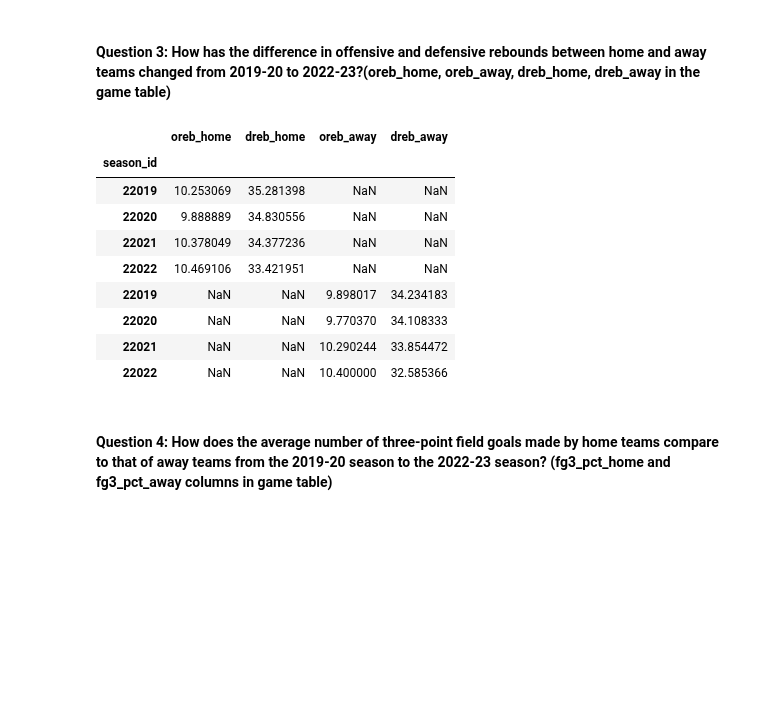
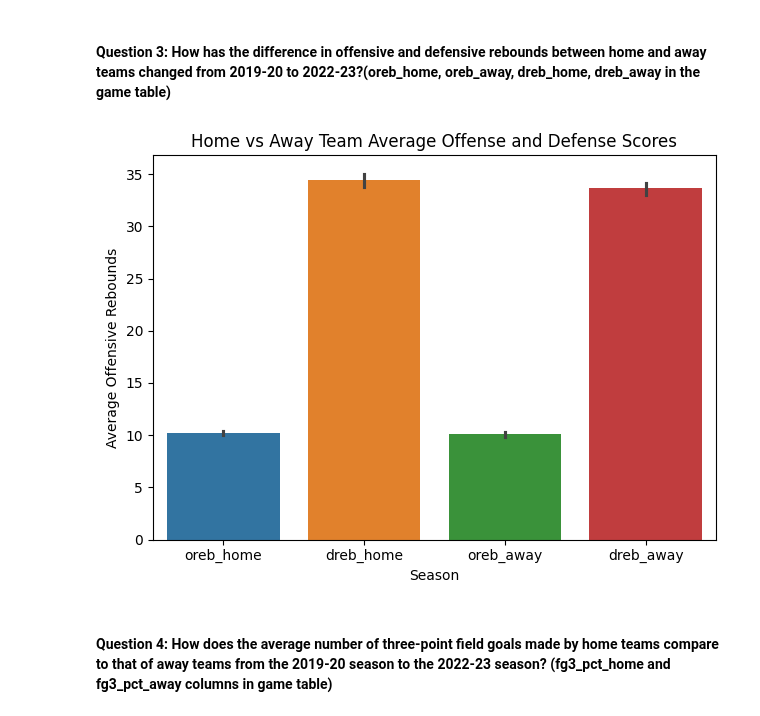
Before and after one commit to thezachdrake/UMD-INST627-Fall2024, a Jupyter notebook: tirfe.ipynb, the cells around one changed output. Drawn from its saved outputs; the diff is of its cells as text; code cells hidden in the pictures; blank space fills up the shorter version.

```diff
--- a/tirfe.ipynb
+++ b/tirfe.ipynb
@@ -82,33 +95,29 @@ mean_pts_away
 # %%
 covid_wl = pd.read_sql_query("SELECT oreb_home, oreb_away, dreb_home, dreb_away, season_id FROM game WHERE season_id IN ('22019', '22020','22021', '22022')", con)
 covid_wl = covid_wl.replace('W', 1)
 covid_wl = covid_wl.replace('L', 0)
 
 home_od = covid_wl.groupby('season_id').agg({
     'oreb_home': 'mean',
     'dreb_home': 'mean'
 })
 away_od = covid_wl.groupby('season_id').agg({
     'oreb_away': 'mean',
     'dreb_away': 'mean'
 })
 
 
 
 # Combine both DataFrames into one
 df = pd.concat([home_od, away_od], axis=0)
-df
+sns.barplot(data=df)
+plt.title('Home vs Away Team Average Offense and Defense Scores')
+plt.xlabel('Season')
+plt.ylabel('Average Offensive Rebounds')
+plt.tight_layout()
+plt.show()
 # %% [output]
-|  | oreb_home | dreb_home | oreb_away | dreb_away |
-| season_id |  |  |  |  |
-| 22019 | 10.253069 | 35.281398 | NaN | NaN |
-| 22020 | 9.888889 | 34.830556 | NaN | NaN |
-| 22021 | 10.378049 | 34.377236 | NaN | NaN |
-| 22022 | 10.469106 | 33.421951 | NaN | NaN |
-| 22019 | NaN | NaN | 9.898017 | 34.234183 |
-| 22020 | NaN | NaN | 9.770370 | 34.108333 |
-| 22021 | NaN | NaN | 10.290244 | 33.854472 |
-| 22022 | NaN | NaN | 10.400000 | 32.585366 |
+[figure, added]
 # %% [markdown]
 #### Question 4: How does the average number of three-point field goals made by home teams compare to that of away teams from the 2019-20 season to the 2022-23 season? (fg3_pct_home and fg3_pct_away columns in game table)
 # %%
```
Also changed, not shown: parts of 6 cells of this notebook.
